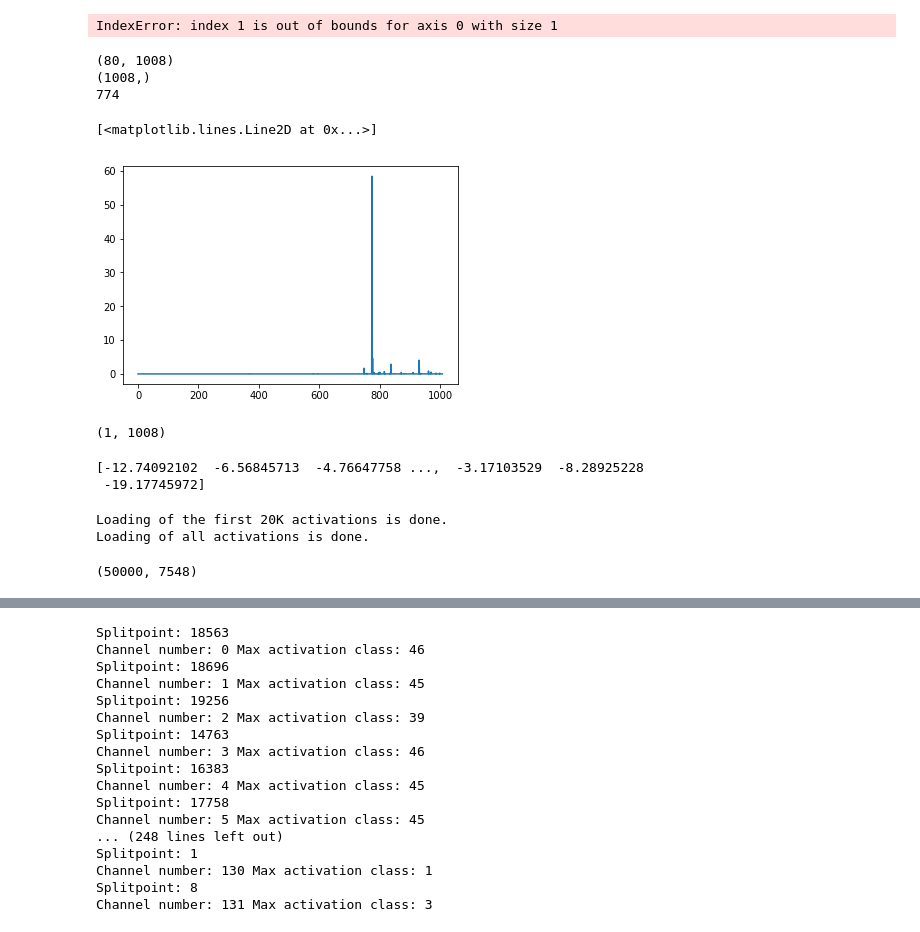
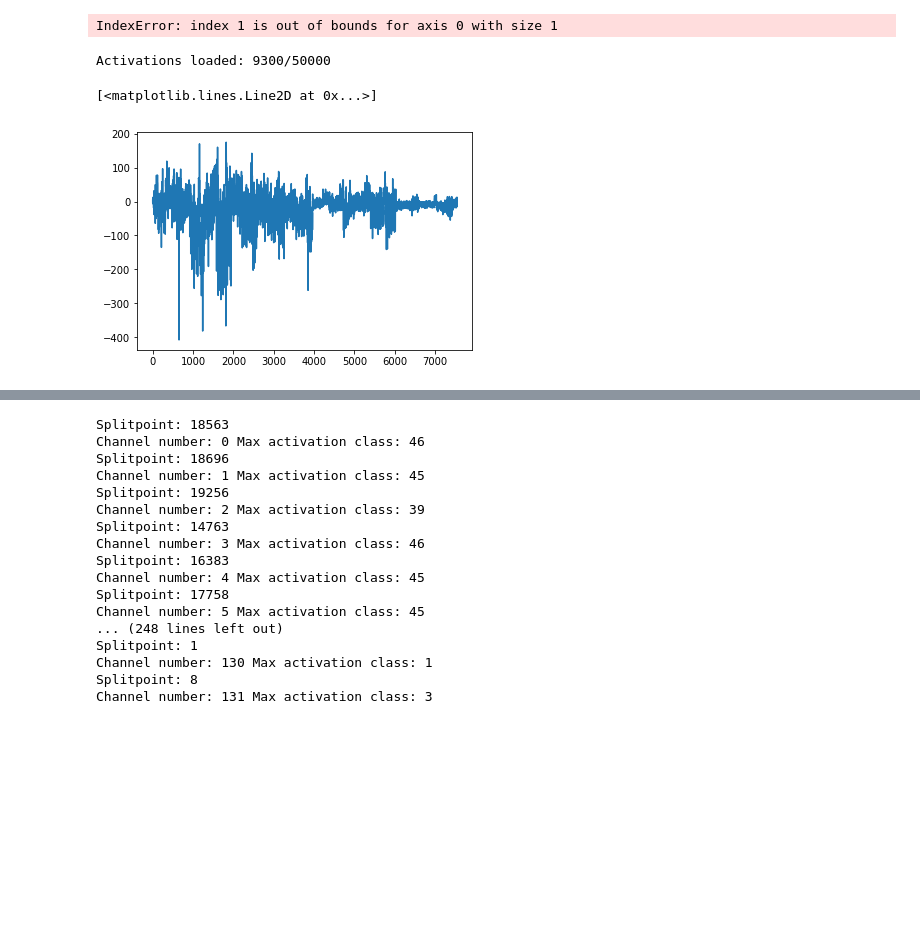
Before and after one commit to micsodaki/NeuralNet-Hierarchy, a Jupyter notebook: ChannelActivation.ipynb, the cells around one changed output, grey strips where cells are left out. Drawn from its saved outputs; the diff is of its cells as text; code cells hidden in the pictures; blank space fills up the shorter version.

```diff
--- a/ChannelActivation.ipynb
+++ b/ChannelActivation.ipynb
@@ -245,40 +270,24 @@ sess run: 0.0299510955811
 (1, 1008)
 1.0000000853909796
 IndexError: index 1 is out of bounds for axis 0 with size 1
-# %%
-
-print(activations.shape)
-sumactivations = activations.sum(axis=0)
-print(sumactivations.shape)
-print(np.argmax(sumactivations))
-plt.plot(np.matrix.transpose(sumactivations))
-# %% [output]
-(80, 1008)
-(1008,)
-774
-[<matplotlib.lines.Line2D at 0x...>]
-[figure, removed]
-# %%
-activations.shape
-# %% [output]
-(1, 1008)
-# %%
-print(all_activation[19877,:])
-np.savetxt('19877tol.txt', all_activation[19877:,:], delimiter=',')
-# %% [output]
-[-12.74092102  -6.56845713  -4.76647758 ...,  -3.17103529  -8.28925228
- -19.17745972]
-# %%
-#LOAD ACTIVATION ARRAYS
-import numpy as np
-a = np.loadtxt('19875ig.txt', delimiter=',')
-print("Loading of the first 20K activations is done.")
-b = np.loadtxt('19877tol.txt', delimiter=',')
-print("Loading of all activations is done.")
-all_activation = np.concatenate((a[:19877:],b[:,:]),axis=0) #the last two elements of a is all 0.
-all_activation.shape
-# %% [output]
-Loading of the first 20K activations is done.
-Loading of all activations is done.
-(50000, 7548)
+# %%
+#LOAD ACTIVATION ARRAYS
+import numpy as np
+
+
+saveFrequency = 100
+
+all_activation = np.zeros((nbr_samples,nbr_channels))
+
+for idx, activationTxt in enumerate(os.listdir("./activations2/")):
+    print("Activations loaded: " + str((idx+1)*saveFrequency) + "/" + str(nbr_samples),end="\r")
+    endIndex = int(activationTxt.split('.')[0])
+    all_activation[endIndex-saveFrequency+1:endIndex+1,:] = np.loadtxt("./activations2/" + activationTxt,delimiter=',')
+# %% [output]
+Activations loaded: 9300/50000
+# %%
+plt.plot(all_activation[40900,:])
+# %% [output]
+[<matplotlib.lines.Line2D at 0x...>]
+[figure, added]
 # %%
```
Also changed, not shown: parts of 31 cells of this notebook.
